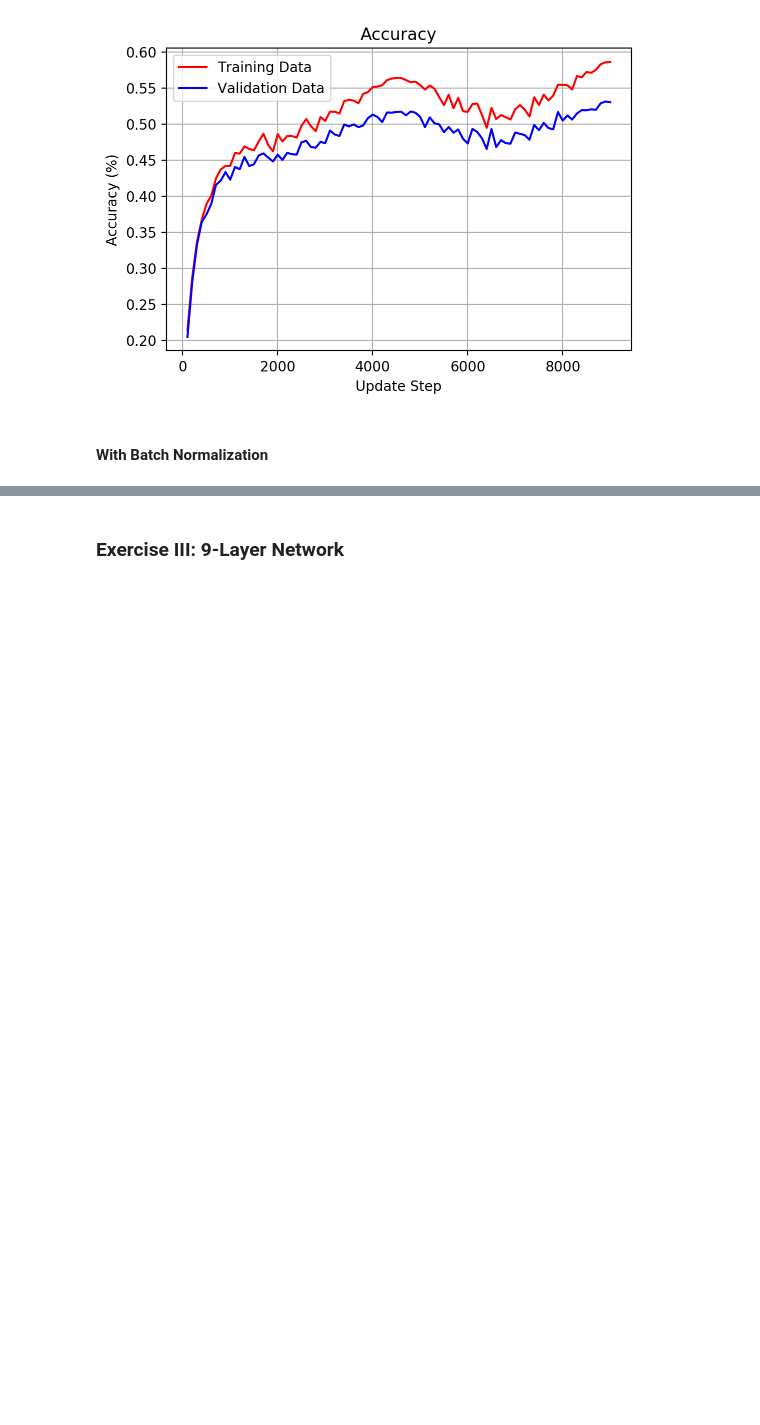
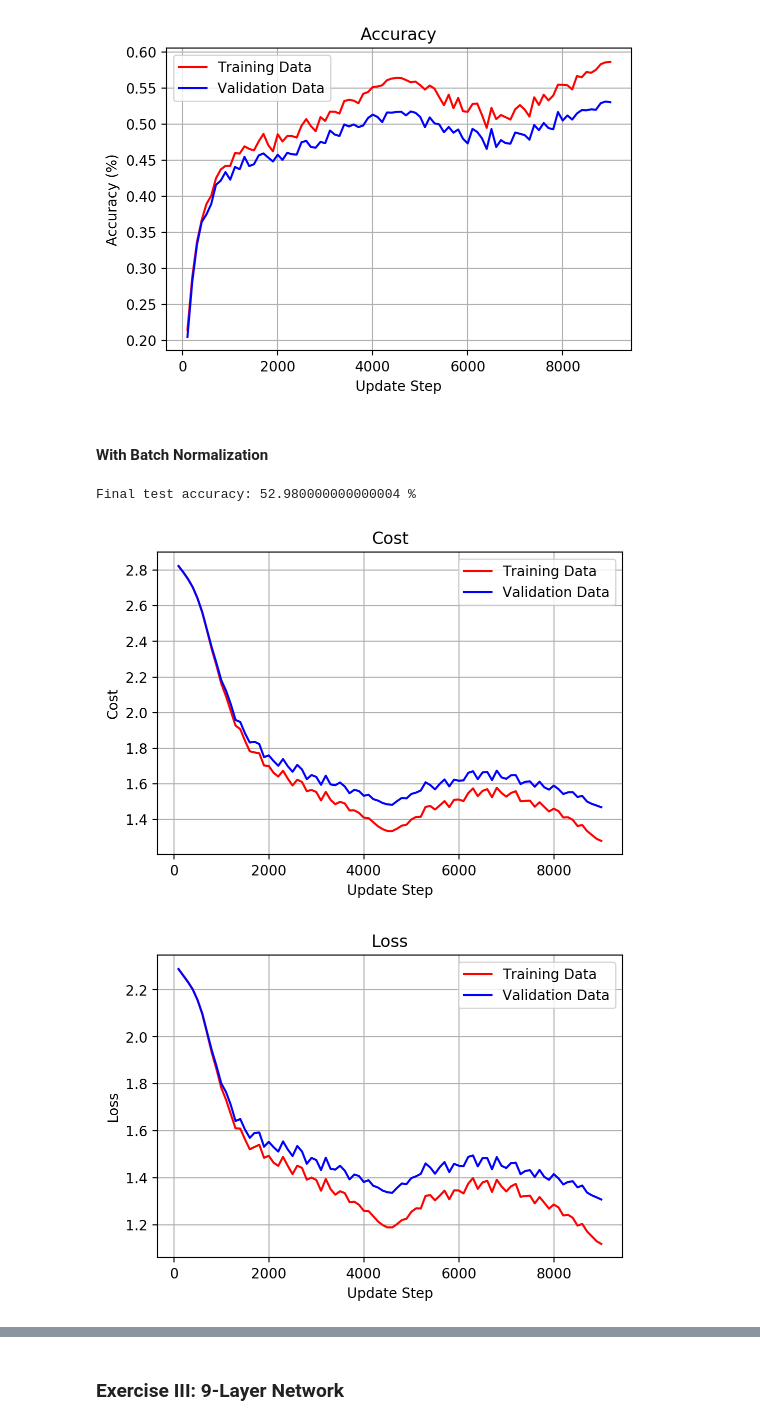
Before and after one commit to navidfarhadi/KTH-DD2424-Deep-Learning, a Jupyter notebook: A3/A3.ipynb, the cells around one changed output, grey strips where cells are left out. Cells and saved outputs as stored; diff of their text form; code cells hidden in the pictures; blank space fills up the shorter version.

```diff
--- a/A3/A3.ipynb
+++ b/A3/A3.ipynb
@@ -24,4 +87,8 @@ Final test accuracy: 53.04 %
 # %% [markdown]
 #### With Batch Normalization
 # %%
-run([50,50],0.005,2,"big",True)
+run([50,50],0.005,2,"big",True,False,None)
+# %% [output]
+Final test accuracy: 52.980000000000004 %
+[figure, added]
+[figure, added]
```
Also changed, not shown: parts of 31 cells of this notebook, 1 other file.
